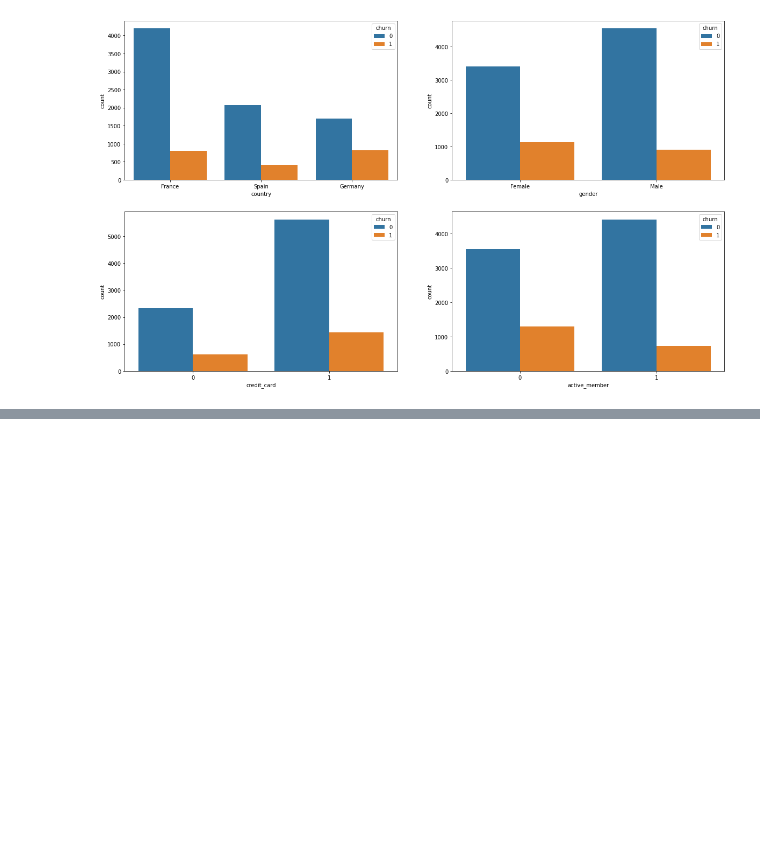
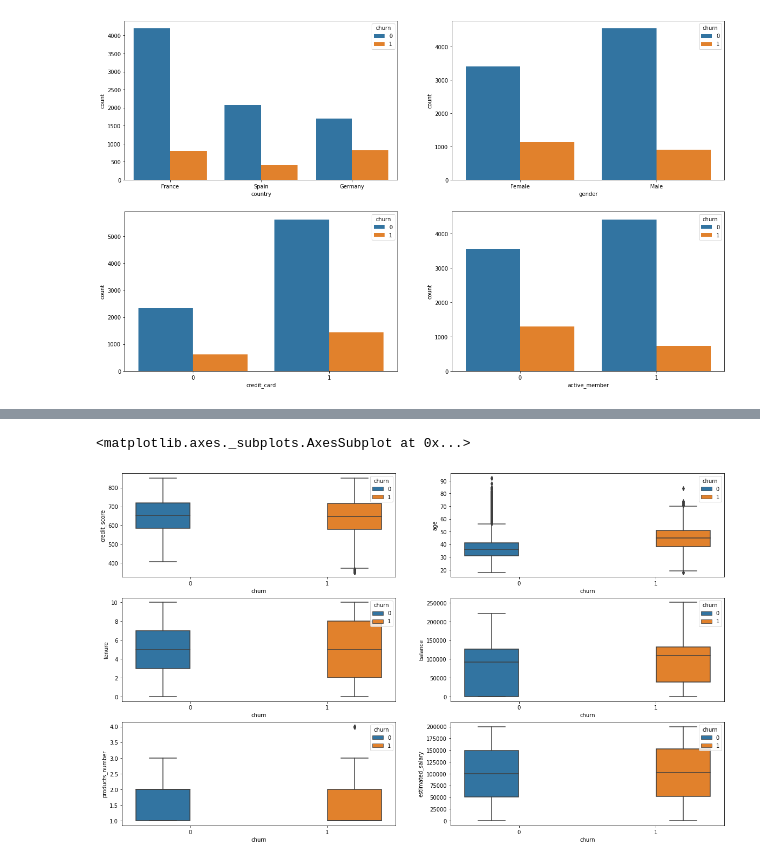
Before and after one commit to simonhosea/Project-Customer-Bank-Churn, a Jupyter notebook: Final_Project_Bank_Customer_Churn.ipynb, the cells around one changed output, grey strips where cells are left out. Saved outputs shown, nothing was run; the diff lists cells and outputs as text; code cells hidden in the pictures; blank space fills up the shorter version.

```diff
--- a/Final_Project_Bank_Customer_Churn.ipynb
+++ b/Final_Project_Bank_Customer_Churn.ipynb
@@ -163,0 +178,12 @@ sns.countplot(x='active_member', hue = 'churn',data = df, ax=axarr[1][1])
+# %%
+# Relations based on the continuous data attributes
+fig, axarr = plt.subplots(3, 2, figsize=(20, 12))
+sns.boxplot(y='credit_score',x = 'churn', hue = 'churn',data = df, ax=axarr[0][0])
+sns.boxplot(y='age',x = 'churn', hue = 'churn',data = df , ax=axarr[0][1])
+sns.boxplot(y='tenure',x = 'churn', hue = 'churn',data = df, ax=axarr[1][0])
+sns.boxplot(y='balance',x = 'churn', hue = 'churn',data = df, ax=axarr[1][1])
+sns.boxplot(y='products_number',x = 'churn', hue = 'churn',data = df, ax=axarr[2][0])
+sns.boxplot(y='estimated_salary',x = 'churn', hue = 'churn',data = df, ax=axarr[2][1])
+# %% [output]
+<matplotlib.axes._subplots.AxesSubplot at 0x...>
+[figure, added]
```
Also changed, not shown: parts of 8 cells of this notebook.
